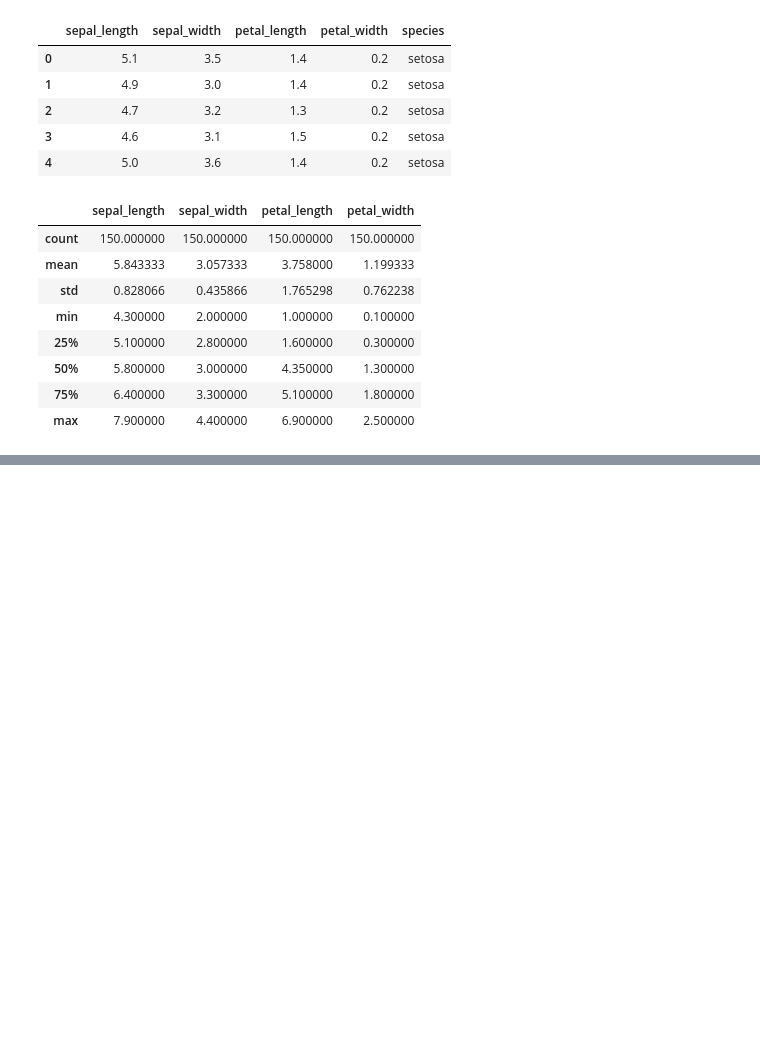
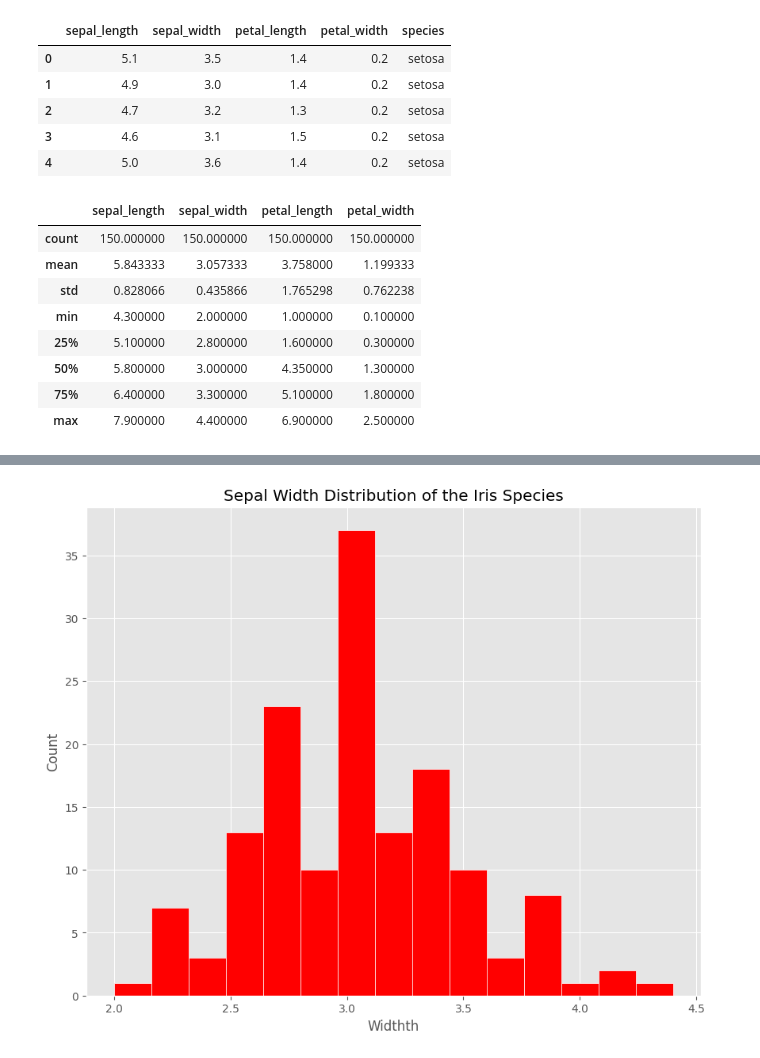
Before and after one commit to adinsa1/Data110, a Jupyter notebook: Assefa_wk10_Homework.ipynb, the cells around one changed output, grey strips where cells are left out. Saved outputs shown, nothing was run; the diff lists cells and outputs as text; code cells hidden in the pictures; blank space fills up the shorter version.

```diff
--- a/Assefa_wk10_Homework.ipynb
+++ b/Assefa_wk10_Homework.ipynb
@@ -32,0 +52,12 @@ df.head()
+# %%
+# 1.3.1.2. Plotting Histogram - Sepal Width
+
+plt.style.use ('ggplot')
+plt.figure(figsize = (10,8))
+plt.hist(df['sepal_width'], bins=15, color='red',edgecolor='white')
+plt.title ('Sepal Width Distribution of the Iris Species')
+plt.xlabel('Widthth')
+plt.ylabel('Count')
+plt.show()
+# %% [output]
+[figure, added]
```
Also changed, not shown: parts of 6 cells of this notebook.
